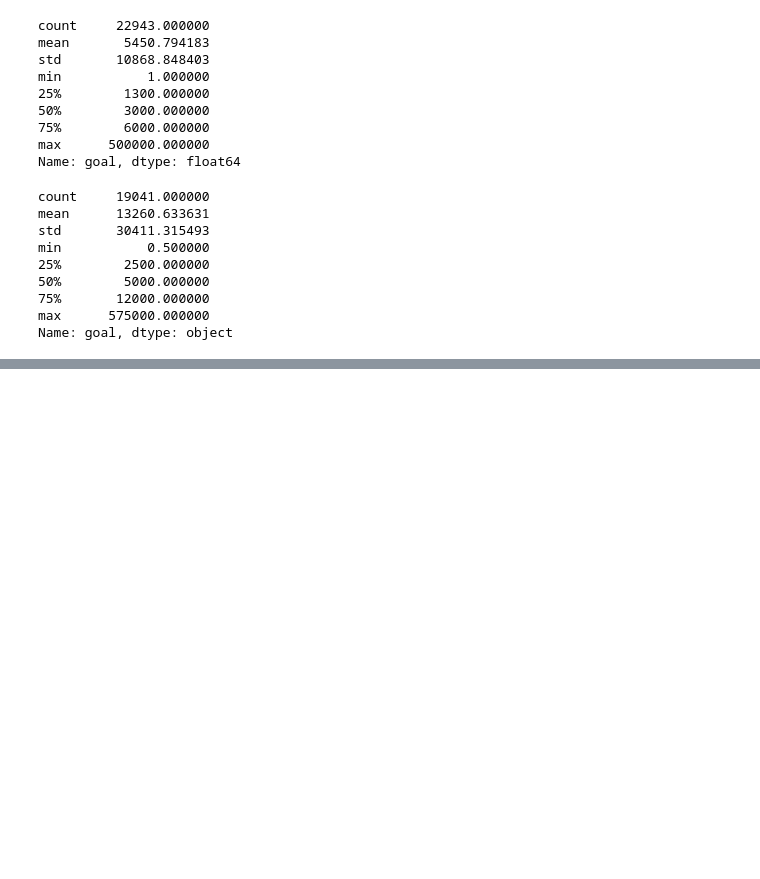
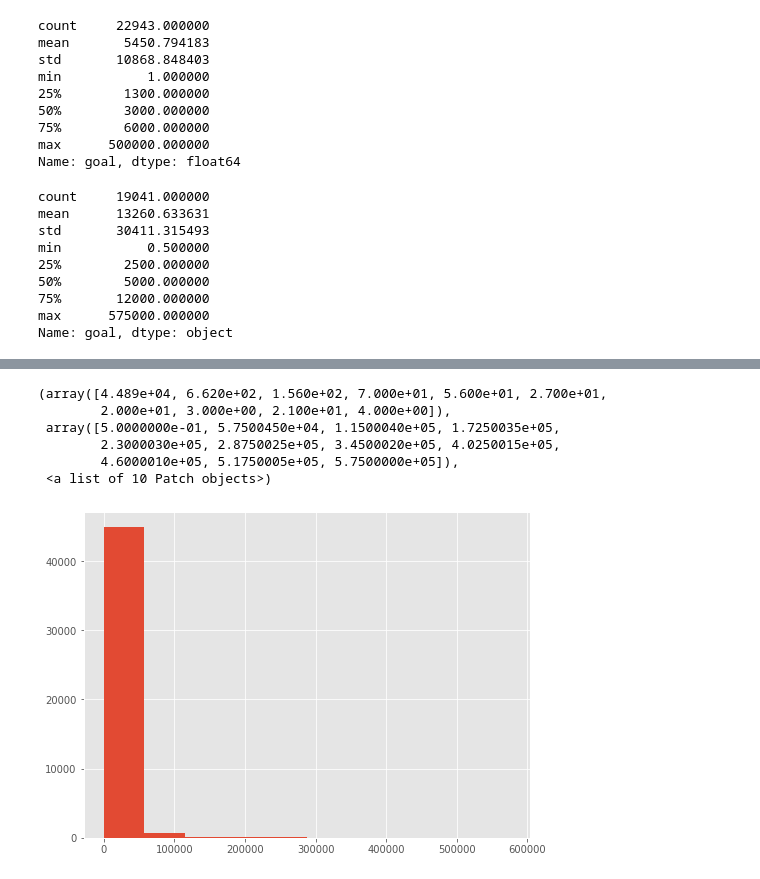
Before and after one commit to nygeog/general_assembly_data_analysis, a Jupyter notebook: part_2_b_ideal_pledge_goal.ipynb, the cells around one changed output, grey strips where cells are left out. Drawn from its saved outputs; the diff is of its cells as text; code cells hidden in the pictures; blank space fills up the shorter version.

```diff
--- a/part_2_b_ideal_pledge_goal.ipynb
+++ b/part_2_b_ideal_pledge_goal.ipynb
@@ -83,0 +115,10 @@ dfu.goal.hist(bins=10)
+# %%
+plt.hist(dfm.goal)
+# %% [output]
+(array([4.489e+04, 6.620e+02, 1.560e+02, 7.000e+01, 5.600e+01, 2.700e+01,
+        2.000e+01, 3.000e+00, 2.100e+01, 4.000e+00]),
+ array([5.0000000e-01, 5.7500450e+04, 1.1500040e+05, 1.7250035e+05,
+        2.3000030e+05, 2.8750025e+05, 3.4500020e+05, 4.0250015e+05,
+        4.6000010e+05, 5.1750005e+05, 5.7500000e+05]),
+ <a list of 10 Patch objects>)
+[figure, added]
```
Also changed, not shown: parts of 7 cells of this notebook, 3 other files.
